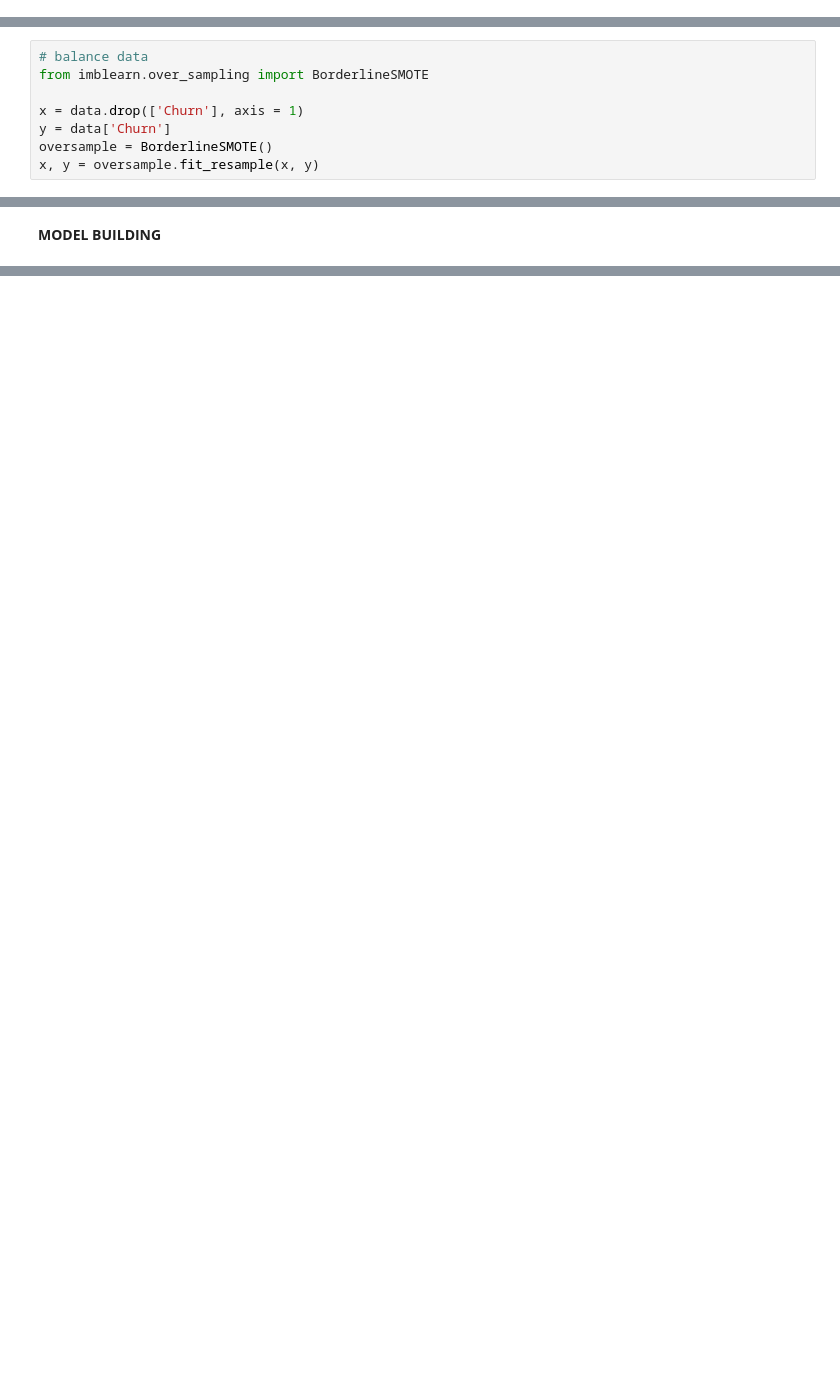
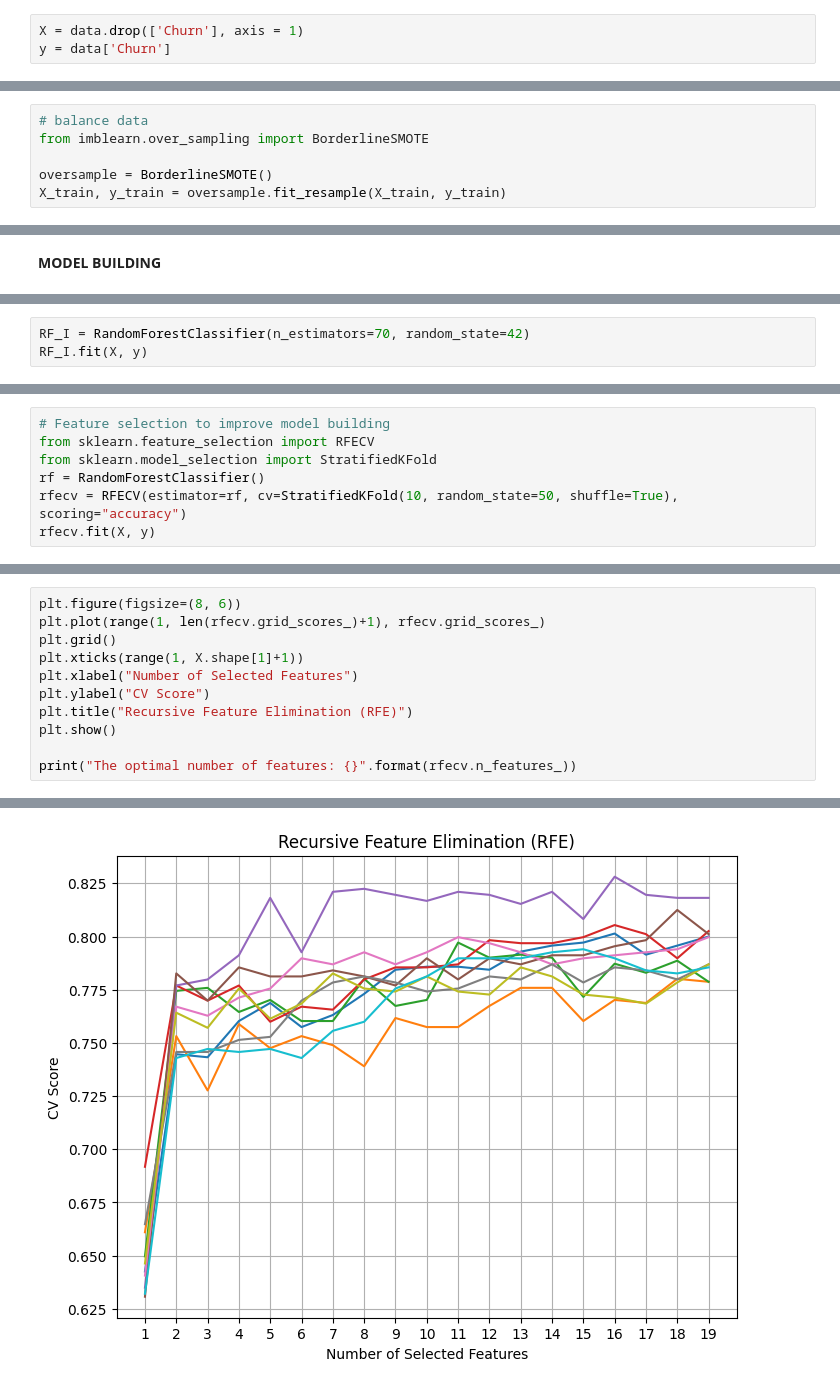
Before and after one commit to EvaSenaGaga/Customer-churn-prediction-analysis, a Jupyter notebook: code- customer churn prediction.ipynb, the cells around one changed output, grey strips where cells are left out. Drawn from its saved outputs; the diff is of its cells as text; blank space fills up the shorter version.

```diff
--- a/code- customer churn prediction.ipynb
+++ b/code- customer churn prediction.ipynb
@@ -475,3 +480,6 @@ data.head()
 | 2 | 0 | 0 | 1 | 1 | 2 | 1 | 1 | 1 | ... |
 | 3 | 0 | 0 | 1 | 1 | 45 | 0 | 0 | 1 | ... |
 | 4 | 1 | 0 | 1 | 1 | 2 | 1 | 1 | 2 | ... |
+# %%
+X = data.drop(['Churn'], axis = 1)
+y = data['Churn']
@@ -483,7 +510,5 @@ As shown previously, we are dealing with an imbalanced dataset. The BorderlineSM
 # balance data
 from imblearn.over_sampling import BorderlineSMOTE
 
-x = data.drop(['Churn'], axis = 1)
-y = data['Churn']
 oversample = BorderlineSMOTE()
-x, y = oversample.fit_resample(x, y)
+X_train, y_train = oversample.fit_resample(X_train, y_train)
@@ -507,0 +620,3 @@ x_test[['TotalCharges','MonthlyCharges','tenure']] = scaler.transform(x_test[['T
+# %%
+RF_I = RandomForestClassifier(n_estimators=70, random_state=42)
+RF_I.fit(X, y)
@@ -507,0 +665,7 @@ x_test[['TotalCharges','MonthlyCharges','tenure']] = scaler.transform(x_test[['T
+# %%
+# Feature selection to improve model building
+from sklearn.feature_selection import RFECV
+from sklearn.model_selection import StratifiedKFold
+rf = RandomForestClassifier()
+rfecv = RFECV(estimator=rf, cv=StratifiedKFold(10, random_state=50, shuffle=True), scoring="accuracy")
+rfecv.fit(X, y)
@@ -507,0 +677,12 @@ x_test[['TotalCharges','MonthlyCharges','tenure']] = scaler.transform(x_test[['T
+# %%
+plt.figure(figsize=(8, 6))
+plt.plot(range(1, len(rfecv.grid_scores_)+1), rfecv.grid_scores_)
+plt.grid()
+plt.xticks(range(1, X.shape[1]+1))
+plt.xlabel("Number of Selected Features")
+plt.ylabel("CV Score")
+plt.title("Recursive Feature Elimination (RFE)")
+plt.show()
+
+print("The optimal number of features: {}".format(rfecv.n_features_))
+# %% [output]
@@ -507,0 +690 @@ x_test[['TotalCharges','MonthlyCharges','tenure']] = scaler.transform(x_test[['T
+[figure, added]
```
Also changed, not shown: parts of 39 cells of this notebook, 2 other files.
